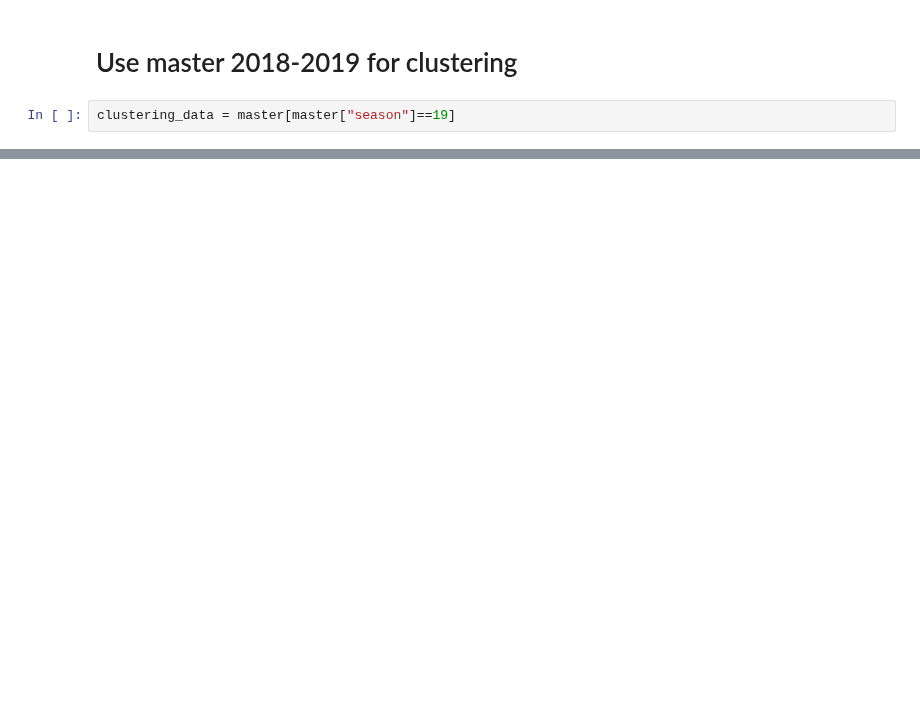
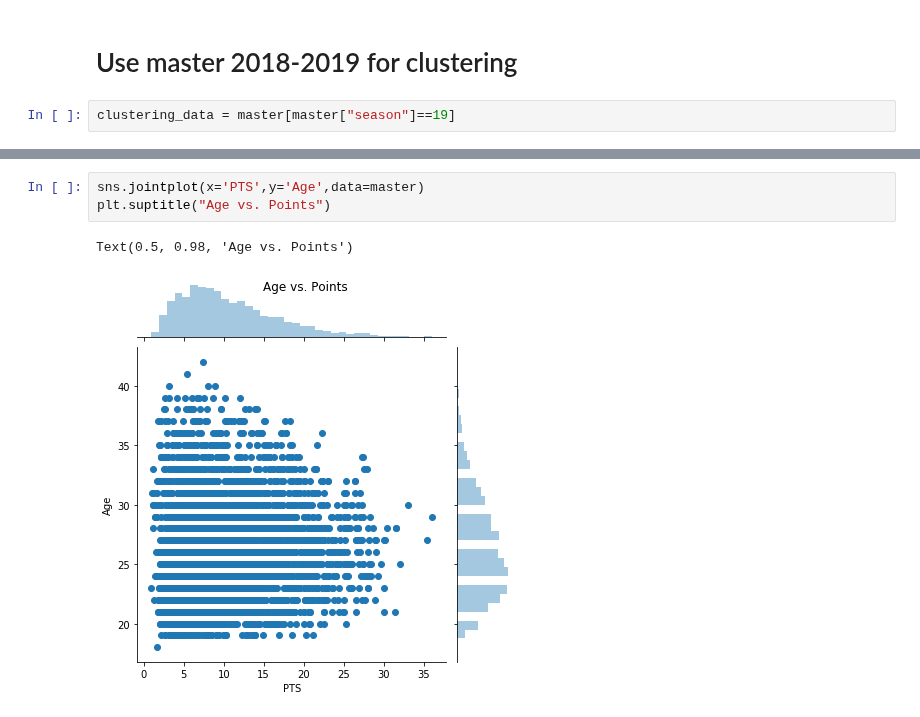
Before and after one commit to victoria-yining-huang/NBA-MIP, a Jupyter notebook: features.ipynb, the cells around one changed output, grey strips where cells are left out. Cells and saved outputs as stored; diff of their text form; blank space fills up the shorter version.

```diff
--- a/features.ipynb
+++ b/features.ipynb
@@ -231,0 +235,6 @@ plt.show()
+# %%
+sns.jointplot(x='PTS',y='Age',data=master)
+plt.suptitle("Age vs. Points")
+# %% [output]
+Text(0.5, 0.98, 'Age vs. Points')
+[figure, added]
```
Also changed, not shown: parts of 27 cells of this notebook.
